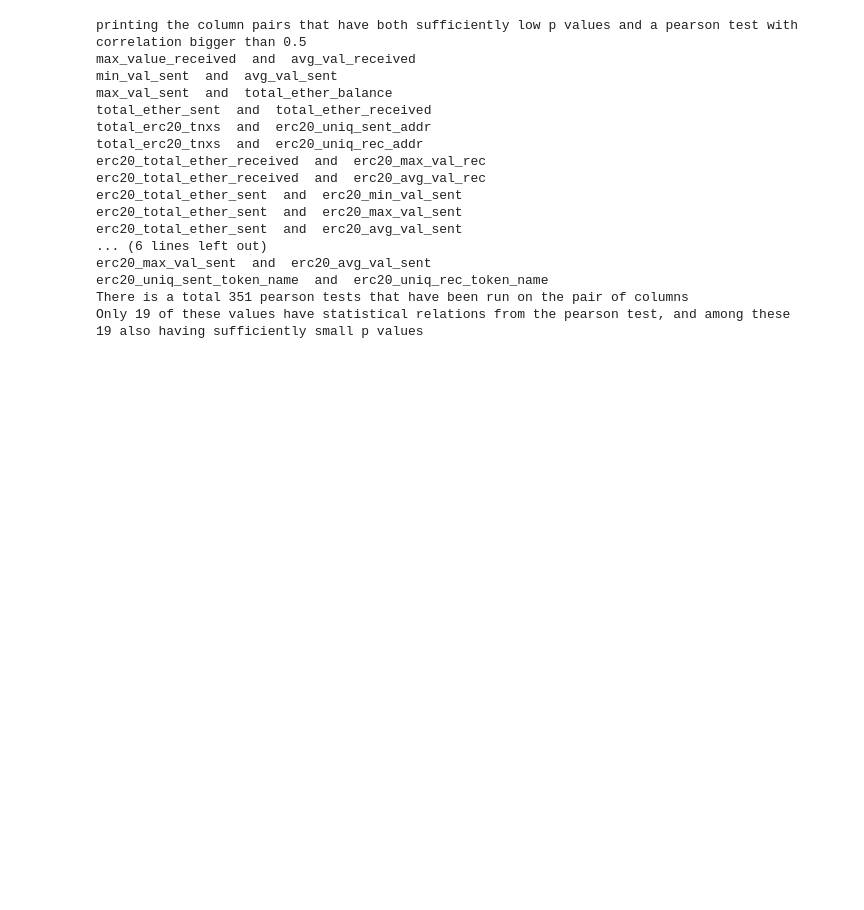
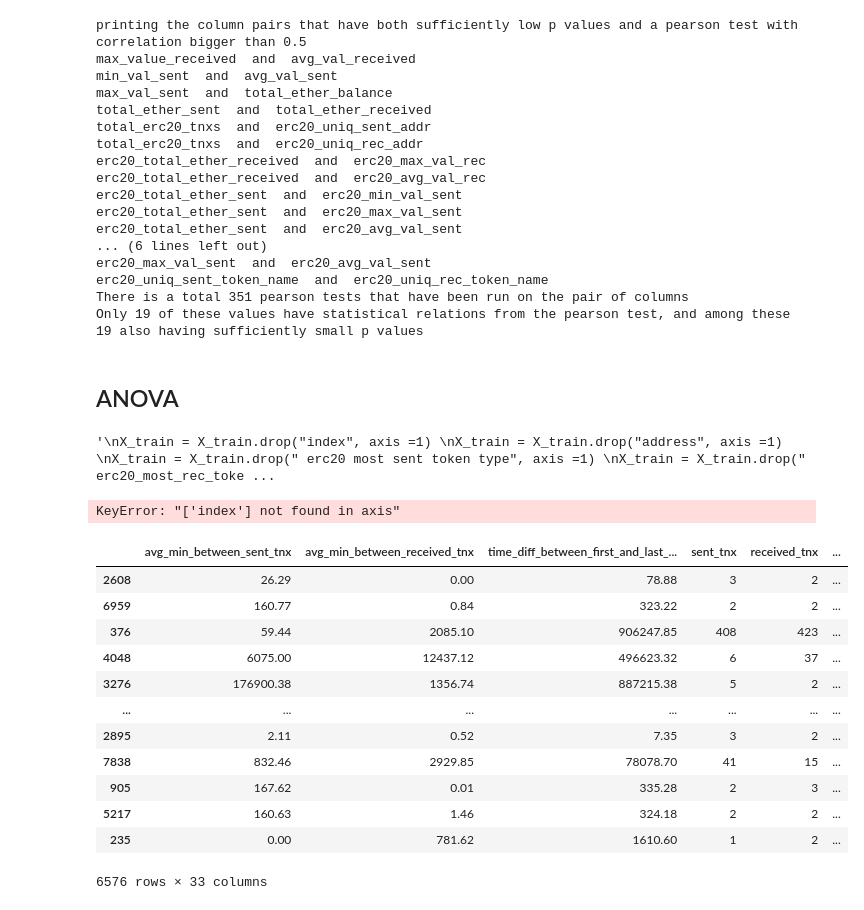
Before and after one commit to kaoutamine/EthereumFraudDetection, a Jupyter notebook: FraudDetectionDataExploration.ipynb, the cells around one changed output. Saved outputs shown, nothing was run; the diff lists cells and outputs as text; code cells hidden in the pictures; blank space fills up the shorter version.

Commit message:
exploration adding anova analysis

```diff
--- a/FraudDetectionDataExploration.ipynb
+++ b/FraudDetectionDataExploration.ipynb
@@ -281,3 +281,5 @@ erc20_max_val_sent  and  erc20_avg_val_sent
 erc20_uniq_sent_token_name  and  erc20_uniq_rec_token_name
 There is a total 351 pearson tests that have been run on the pair of columns
 Only 19 of these values have statistical relations from the pearson test, and among these 19 also having sufficiently small p values
+# %% [markdown]
+## ANOVA
@@ -283,0 +303,47 @@ Only 19 of these values have statistical relations from the pearson test, and am
+# %%
+df.columns = [x.lower() for x in df.columns]
+df.fillna(df.median(numeric_only=True), inplace=True)
+
+y = df['flag']
+df = df.drop("flag", axis = 1)
+X = df
+
+X_train, X_test, y_train, y_test = train_test_split(X, y, test_size=0.33, random_state=1)
+
+'''
+X_train = X_train.drop("index", axis =1)
+X_train = X_train.drop("address", axis =1)
+X_train = X_train.drop(" erc20 most sent token type", axis =1)
+X_train = X_train.drop(" erc20_most_rec_token_type", axis =1)
+
+
+X_test = X_test.drop("index", axis =1)
+X_test = X_test.drop("address", axis =1)
+X_test = X_test.drop(" erc20 most sent token type", axis =1)
+X_test = X_test.drop(" erc20_most_rec_token_type", axis =1)
+'''
+# %% [output]
+'\nX_train = X_train.drop("index", axis =1) \nX_train = X_train.drop("address", axis =1) \nX_train = X_train.drop(" erc20 most sent token type", axis =1) \nX_train = X_train.drop(" erc20_most_rec_toke ...
+# %%
+X_train = X_train.drop("index", axis =1)
+X_train = X_train.drop("address", axis =1)
+X_test = X_test.drop("index", axis =1)
+X_test = X_test.drop("address", axis =1)
+# %% [output]
+KeyError: "['index'] not found in axis"
+# %%
+X_train
+# %% [output]
+|  | avg_min_between_sent_tnx | avg_min_between_received_tnx | time_diff_between_first_and_last_... | sent_tnx | received_tnx | ... |
+| 2608 | 26.29 | 0.00 | 78.88 | 3 | 2 | ... |
+| 6959 | 160.77 | 0.84 | 323.22 | 2 | 2 | ... |
+| 376 | 59.44 | 2085.10 | 906247.85 | 408 | 423 | ... |
+| 4048 | 6075.00 | 12437.12 | 496623.32 | 6 | 37 | ... |
+| 3276 | 176900.38 | 1356.74 | 887215.38 | 5 | 2 | ... |
+| ... | ... | ... | ... | ... | ... | ... |
+| 2895 | 2.11 | 0.52 | 7.35 | 3 | 2 | ... |
+| 7838 | 832.46 | 2929.85 | 78078.70 | 41 | 15 | ... |
+| 905 | 167.62 | 0.01 | 335.28 | 2 | 3 | ... |
+| 5217 | 160.63 | 1.46 | 324.18 | 2 | 2 | ... |
+| 235 | 0.00 | 781.62 | 1610.60 | 1 | 2 | ... |
+6576 rows × 33 columns
```
Also changed, not shown: parts of 5 cells of this notebook, 1 other file.
